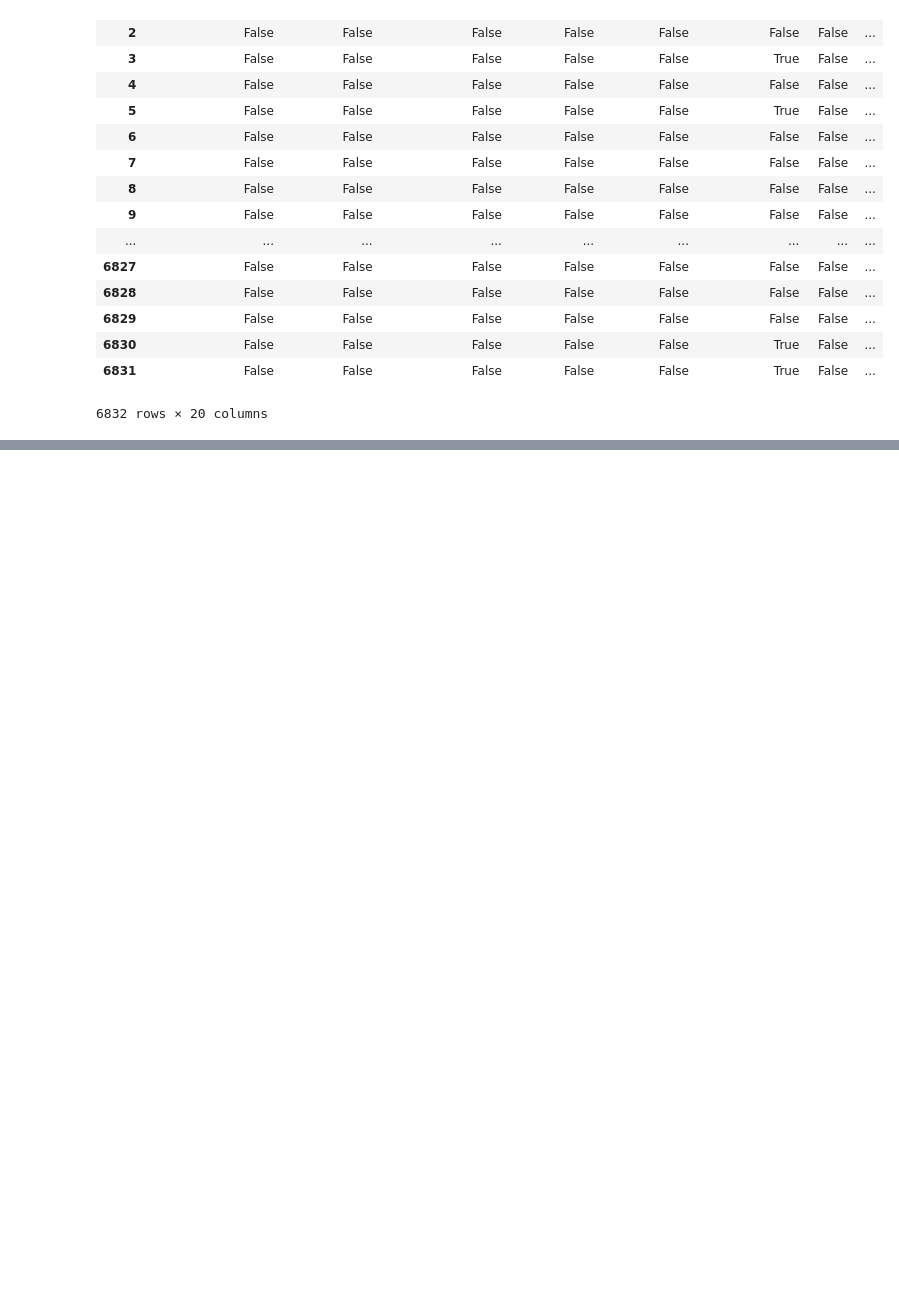
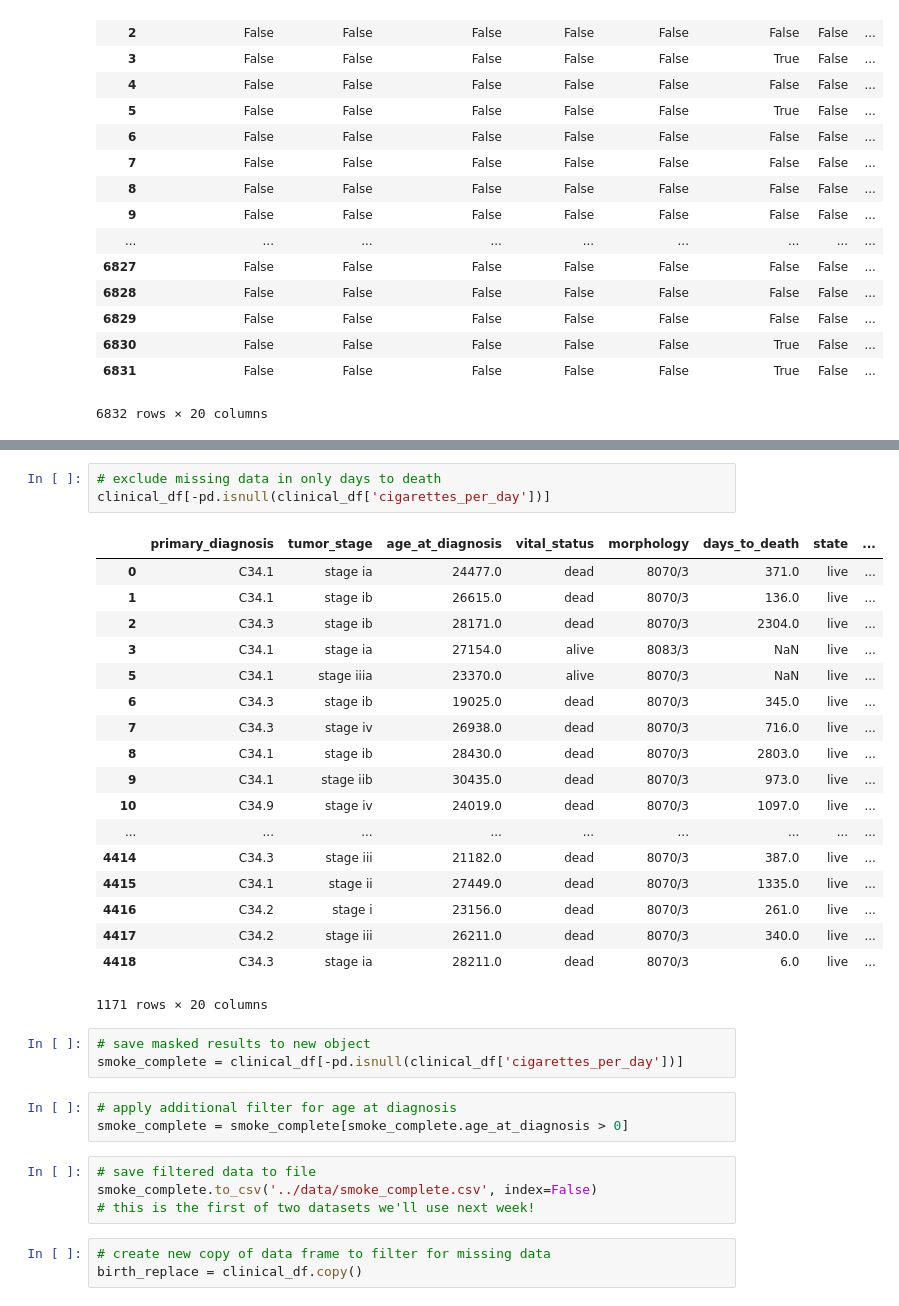
Before and after one commit to fredhutchio/python_intro, a Jupyter notebook: notebooks/week3.ipynb, the cells around one changed output, grey strips where cells are left out. Drawn from its saved outputs; the diff is of its cells as text; blank space fills up the shorter version.

```diff
--- a/notebooks/week3.ipynb
+++ b/notebooks/week3.ipynb
@@ -280,0 +301,35 @@ df_na.to_csv('../data/clinical_complete.csv', index=False)
+# %%
+# exclude missing data in only days to death
+clinical_df[-pd.isnull(clinical_df['cigarettes_per_day'])]
+# %% [output]
+|  | primary_diagnosis | tumor_stage | age_at_diagnosis | vital_status | morphology | days_to_death | state | ... |
+| 0 | C34.1 | stage ia | 24477.0 | dead | 8070/3 | 371.0 | live | ... |
+| 1 | C34.1 | stage ib | 26615.0 | dead | 8070/3 | 136.0 | live | ... |
+| 2 | C34.3 | stage ib | 28171.0 | dead | 8070/3 | 2304.0 | live | ... |
+| 3 | C34.1 | stage ia | 27154.0 | alive | 8083/3 | NaN | live | ... |
+| 5 | C34.1 | stage iiia | 23370.0 | alive | 8070/3 | NaN | live | ... |
+| 6 | C34.3 | stage ib | 19025.0 | dead | 8070/3 | 345.0 | live | ... |
+| 7 | C34.3 | stage iv | 26938.0 | dead | 8070/3 | 716.0 | live | ... |
+| 8 | C34.1 | stage ib | 28430.0 | dead | 8070/3 | 2803.0 | live | ... |
+| 9 | C34.1 | stage iib | 30435.0 | dead | 8070/3 | 973.0 | live | ... |
+| 10 | C34.9 | stage iv | 24019.0 | dead | 8070/3 | 1097.0 | live | ... |
+| ... | ... | ... | ... | ... | ... | ... | ... | ... |
+| 4414 | C34.3 | stage iii | 21182.0 | dead | 8070/3 | 387.0 | live | ... |
+| 4415 | C34.1 | stage ii | 27449.0 | dead | 8070/3 | 1335.0 | live | ... |
+| 4416 | C34.2 | stage i | 23156.0 | dead | 8070/3 | 261.0 | live | ... |
+| 4417 | C34.2 | stage iii | 26211.0 | dead | 8070/3 | 340.0 | live | ... |
+| 4418 | C34.3 | stage ia | 28211.0 | dead | 8070/3 | 6.0 | live | ... |
+1171 rows × 20 columns
+# %%
+# save masked results to new object
+smoke_complete = clinical_df[-pd.isnull(clinical_df['cigarettes_per_day'])]
+# %%
+# apply additional filter for age at diagnosis
+smoke_complete = smoke_complete[smoke_complete.age_at_diagnosis > 0]
+# %%
+# save filtered data to file
+smoke_complete.to_csv('../data/smoke_complete.csv', index=False)
+# this is the first of two datasets we'll use next week!
+# %%
+# create new copy of data frame to filter for missing data
+birth_replace = clinical_df.copy()
```
Also changed, not shown: parts of 41 cells of this notebook, 1 other file.
